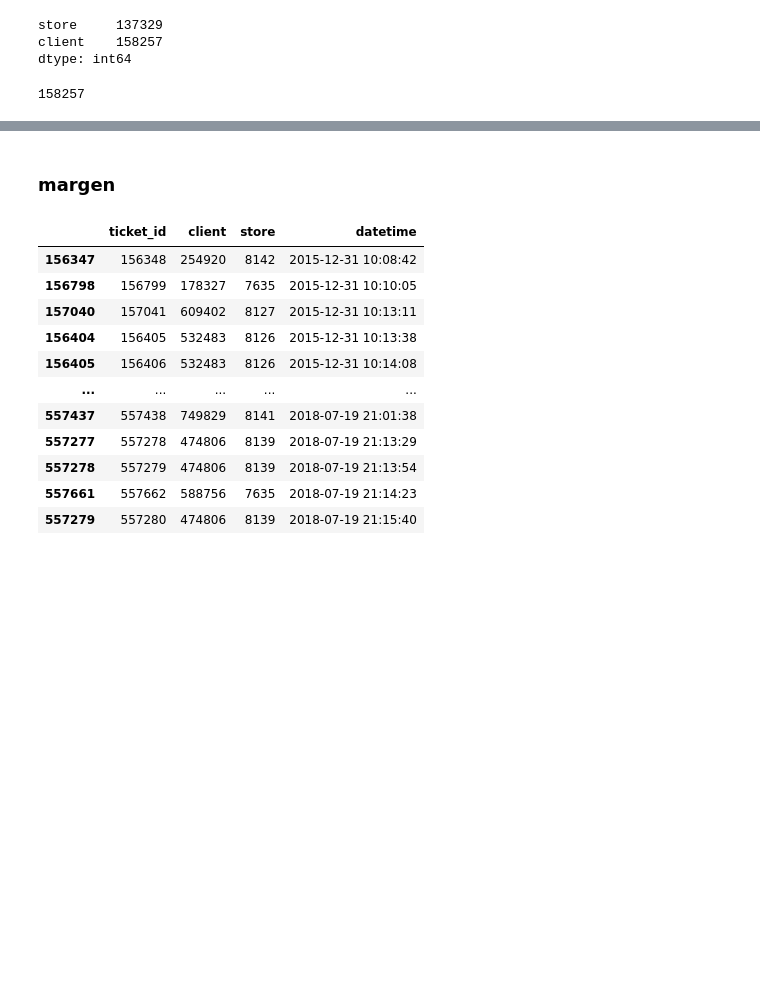
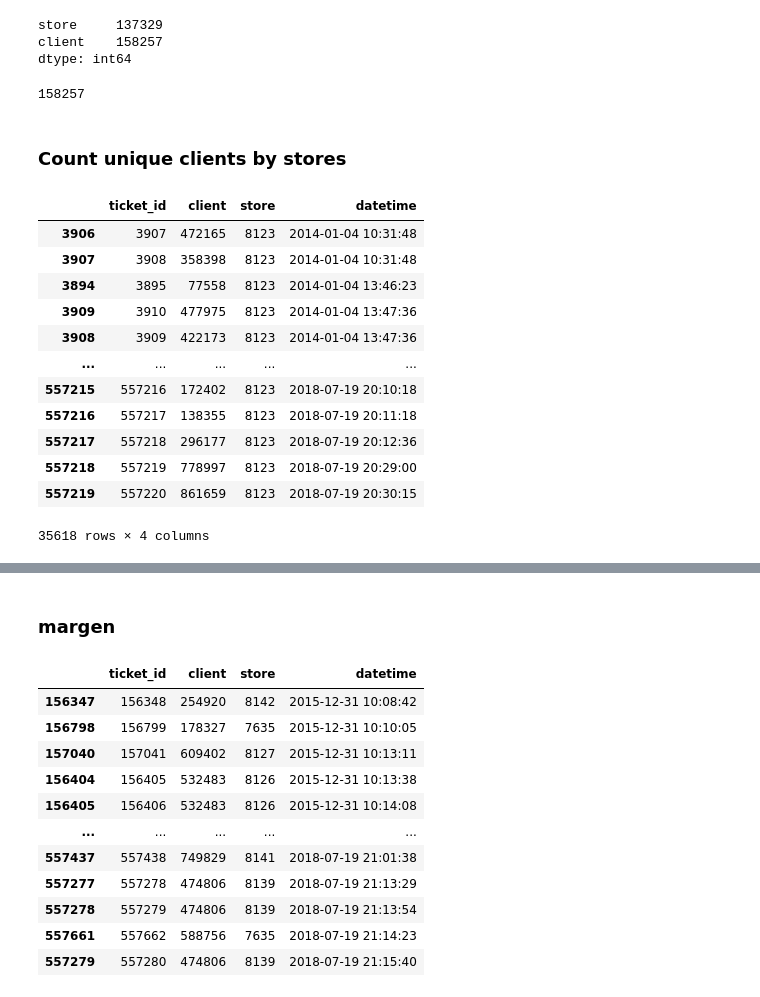
Before and after one commit to alexjustbarcelona/data_exploration, a Jupyter notebook: src/data_exploration.ipynb, the cells around one changed output, grey strips where cells are left out. Saved outputs shown, nothing was run; the diff lists cells and outputs as text; code cells hidden in the pictures; blank space fills up the shorter version.

Commit message:
v1 count uniques by shop

```diff
--- a/src/data_exploration.ipynb
+++ b/src/data_exploration.ipynb
@@ -197,3 +197,22 @@ dtype: int64
 158257
 # %% [output]
 158257
+# %% [markdown]
+### Count unique clients by stores
+# %%
+sorted_tickets = tickets.sort_values('datetime')
+sorted_tickets[sorted_tickets['store'] == 8123]
+# %% [output]
+|  | ticket_id | client | store | datetime |
+| 3906 | 3907 | 472165 | 8123 | 2014-01-04 10:31:48 |
+| 3907 | 3908 | 358398 | 8123 | 2014-01-04 10:31:48 |
+| 3894 | 3895 | 77558 | 8123 | 2014-01-04 13:46:23 |
+| 3909 | 3910 | 477975 | 8123 | 2014-01-04 13:47:36 |
+| 3908 | 3909 | 422173 | 8123 | 2014-01-04 13:47:36 |
+| ... | ... | ... | ... | ... |
+| 557215 | 557216 | 172402 | 8123 | 2018-07-19 20:10:18 |
+| 557216 | 557217 | 138355 | 8123 | 2018-07-19 20:11:18 |
+| 557217 | 557218 | 296177 | 8123 | 2018-07-19 20:12:36 |
+| 557218 | 557219 | 778997 | 8123 | 2018-07-19 20:29:00 |
+| 557219 | 557220 | 861659 | 8123 | 2018-07-19 20:30:15 |
+35618 rows × 4 columns
```
Also changed, not shown: parts of 6 cells of this notebook.
